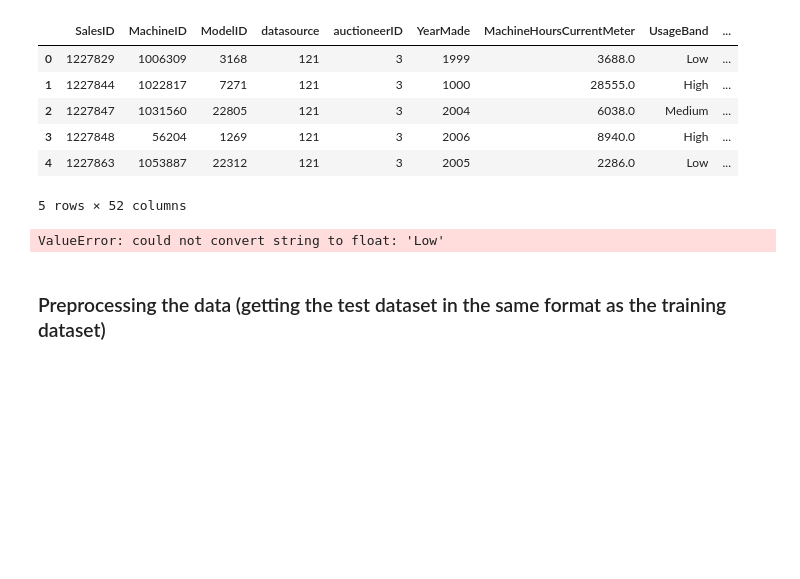
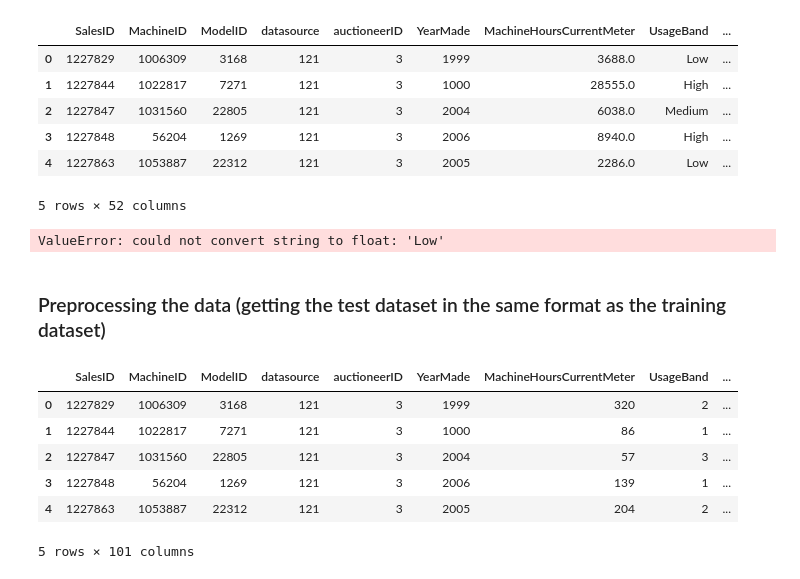
Before and after one commit to BharatKammakatla/Bulldozer-Price-Prediction, a Jupyter notebook: end-to-end-bulldozer-price-regression.ipynb, the cells around one changed output. Saved outputs shown, nothing was run; the diff lists cells and outputs as text; code cells hidden in the pictures; blank space fills up the shorter version.

Commit message:
Preprocessing test data 2

```diff
--- a/end-to-end-bulldozer-price-regression.ipynb
+++ b/end-to-end-bulldozer-price-regression.ipynb
@@ -1042,3 +1042,15 @@ def preprocess_data(df):
 
 
     return df
+# %%
+# Process the test data
+df_test = preprocess_data(df_test)
+df_test.head()
+# %% [output]
+|  | SalesID | MachineID | ModelID | datasource | auctioneerID | YearMade | MachineHoursCurrentMeter | UsageBand | ... |
+| 0 | 1227829 | 1006309 | 3168 | 121 | 3 | 1999 | 320 | 2 | ... |
+| 1 | 1227844 | 1022817 | 7271 | 121 | 3 | 1000 | 86 | 1 | ... |
+| 2 | 1227847 | 1031560 | 22805 | 121 | 3 | 2004 | 57 | 3 | ... |
+| 3 | 1227848 | 56204 | 1269 | 121 | 3 | 2006 | 139 | 1 | ... |
+| 4 | 1227863 | 1053887 | 22312 | 121 | 3 | 2005 | 204 | 2 | ... |
+5 rows × 101 columns
```
Also changed, not shown: parts of 11 cells of this notebook.
